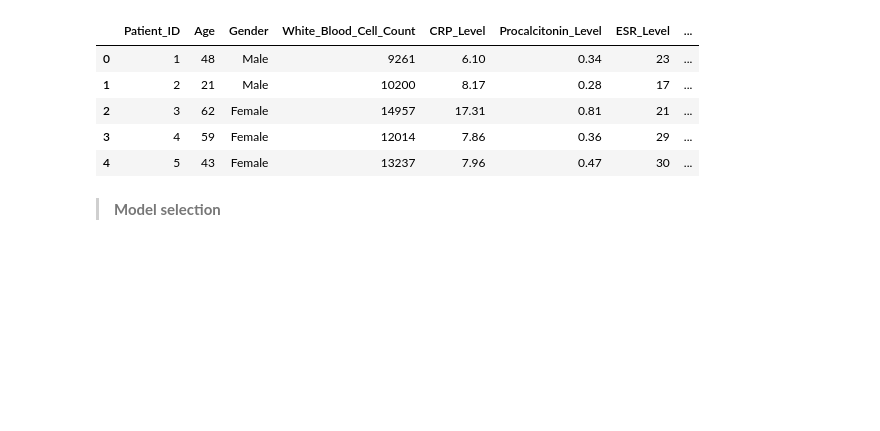
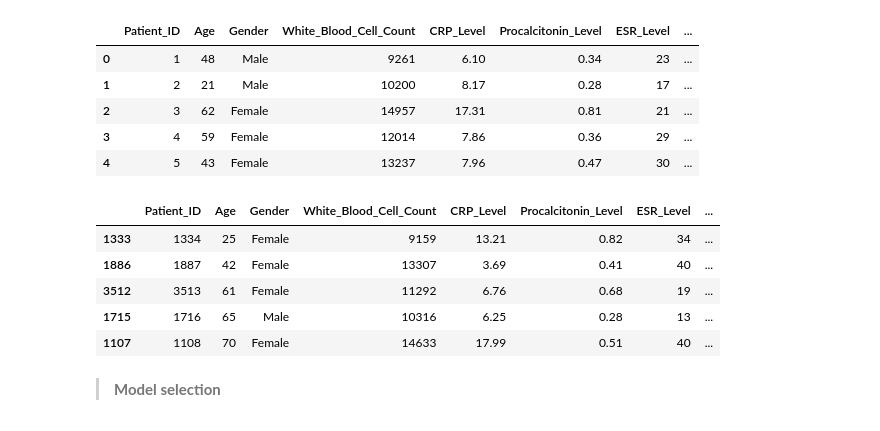
Before and after one commit to Sufi1512/Pnuemonia_Analysis, a Jupyter notebook: model_training/classification_models.ipynb, the cells around one changed output. Saved outputs shown, nothing was run; the diff lists cells and outputs as text; code cells hidden in the pictures; blank space fills up the shorter version.

```diff
--- a/model_training/classification_models.ipynb
+++ b/model_training/classification_models.ipynb
@@ -16,6 +16,17 @@ data_set.head()
 | 2 | 3 | 62 | Female | 14957 | 17.31 | 0.81 | 21 | ... |
 | 3 | 4 | 59 | Female | 12014 | 7.86 | 0.36 | 29 | ... |
 | 4 | 5 | 43 | Female | 13237 | 7.96 | 0.47 | 30 | ... |
+# %%
+#shuffle data
+data_set=data_set.sample(frac=1)#frac=1 means 100% data (.25 means 25% data)
+data_set.head()
+# %% [output]
+|  | Patient_ID | Age | Gender | White_Blood_Cell_Count | CRP_Level | Procalcitonin_Level | ESR_Level | ... |
+| 1333 | 1334 | 25 | Female | 9159 | 13.21 | 0.82 | 34 | ... |
+| 1886 | 1887 | 42 | Female | 13307 | 3.69 | 0.41 | 40 | ... |
+| 3512 | 3513 | 61 | Female | 11292 | 6.76 | 0.68 | 19 | ... |
+| 1715 | 1716 | 65 | Male | 10316 | 6.25 | 0.28 | 13 | ... |
+| 1107 | 1108 | 70 | Female | 14633 | 17.99 | 0.51 | 40 | ... |
 # %%
 #loading dataset
 X,y=data_set.drop(['Patient_ID','Diagnosis','Gender'],axis=1),data_set['Diagnosis']
```
Also changed, not shown: parts of 12 cells of this notebook, 3 other files.
